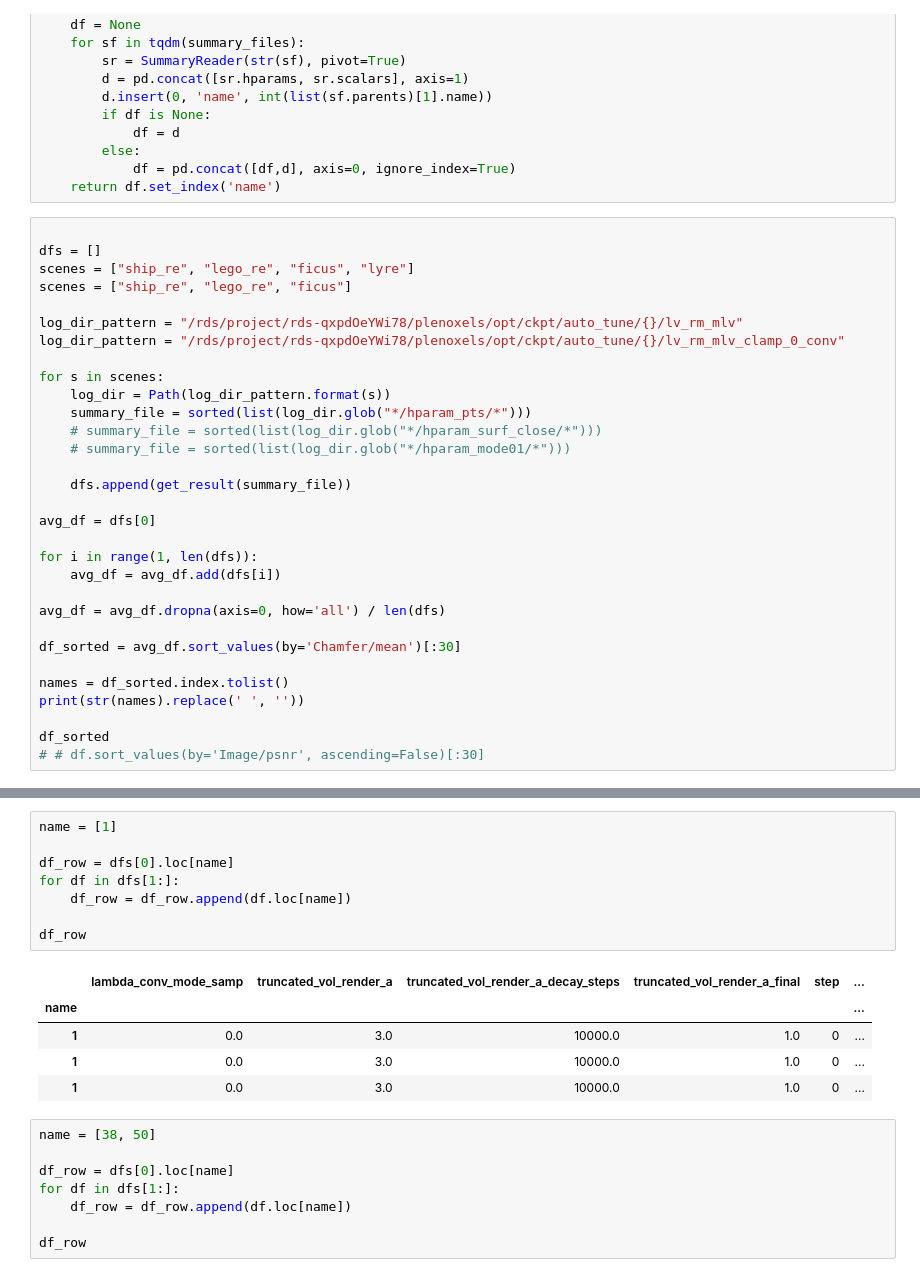
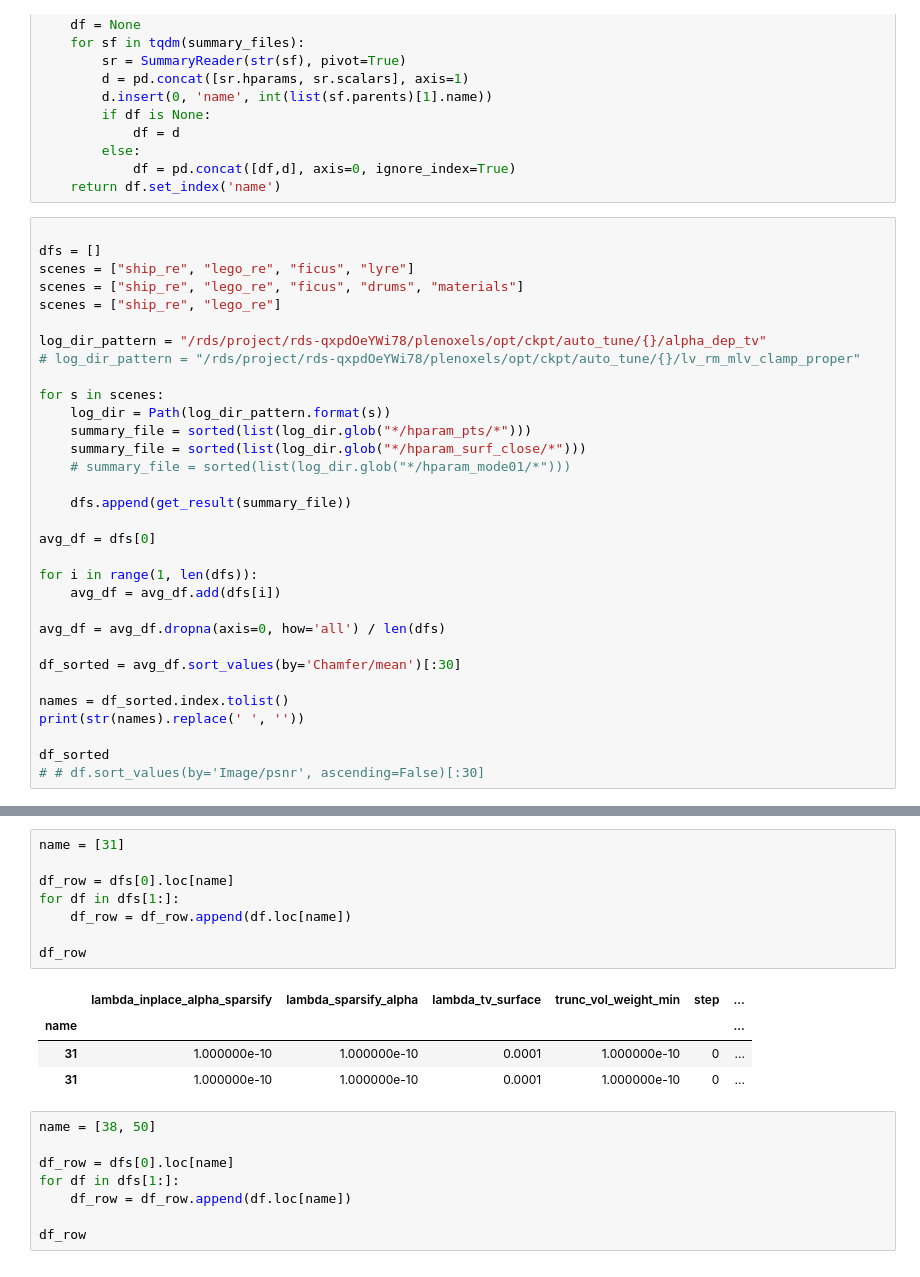
Before and after one commit to sxyu/svox2, a Jupyter notebook: tune_result.ipynb, the cells around one changed output, grey strips where cells are left out. Drawn from its saved outputs; the diff is of its cells as text.

```diff
--- a/tune_result.ipynb
+++ b/tune_result.ipynb
@@ -21,15 +21,16 @@ def get_result(summary_files):
 
 dfs = []
 scenes = ["ship_re", "lego_re", "ficus", "lyre"]
-scenes = ["ship_re", "lego_re", "ficus"]
+scenes = ["ship_re", "lego_re", "ficus", "drums", "materials"]
+scenes = ["ship_re", "lego_re"]
 
-log_dir_pattern = "/rds/project/rds-qxpdOeYWi78/plenoxels/opt/ckpt/auto_tune/{}/lv_rm_mlv"
-log_dir_pattern = "/rds/project/rds-qxpdOeYWi78/plenoxels/opt/ckpt/auto_tune/{}/lv_rm_mlv_clamp_0_conv"
+log_dir_pattern = "/rds/project/rds-qxpdOeYWi78/plenoxels/opt/ckpt/auto_tune/{}/alpha_dep_tv"
+# log_dir_pattern = "/rds/project/rds-qxpdOeYWi78/plenoxels/opt/ckpt/auto_tune/{}/lv_rm_mlv_clamp_proper"
 
 for s in scenes:
     log_dir = Path(log_dir_pattern.format(s))
     summary_file = sorted(list(log_dir.glob("*/hparam_pts/*")))
-    # summary_file = sorted(list(log_dir.glob("*/hparam_surf_close/*")))
+    summary_file = sorted(list(log_dir.glob("*/hparam_surf_close/*")))
     # summary_file = sorted(list(log_dir.glob("*/hparam_mode01/*")))
 
     dfs.append(get_result(summary_file))
@@ -71,17 +54,16 @@ df_sorted
 # %%
-name = [1]
+name = [31]
 
 df_row = dfs[0].loc[name]
 for df in dfs[1:]:
     df_row = df_row.append(df.loc[name])
 
 df_row
 # %% [output]
-|  | lambda_conv_mode_samp | truncated_vol_render_a | truncated_vol_render_a_decay_steps | truncated_vol_render_a_final | step | ... |
+|  | lambda_inplace_alpha_sparsify | lambda_sparsify_alpha | lambda_tv_surface | trunc_vol_weight_min | step | ... |
 | name |  |  |  |  |  | ... |
-| 1 | 0.0 | 3.0 | 10000.0 | 1.0 | 0 | ... |
-| 1 | 0.0 | 3.0 | 10000.0 | 1.0 | 0 | ... |
-| 1 | 0.0 | 3.0 | 10000.0 | 1.0 | 0 | ... |
+| 31 | 1.000000e-10 | 1.000000e-10 | 0.0001 | 1.000000e-10 | 0 | ... |
+| 31 | 1.000000e-10 | 1.000000e-10 | 0.0001 | 1.000000e-10 | 0 | ... |
 # %%
 name = [38, 50]
 
```
Also changed, not shown: parts of 10 cells of this notebook, 13 other files.
